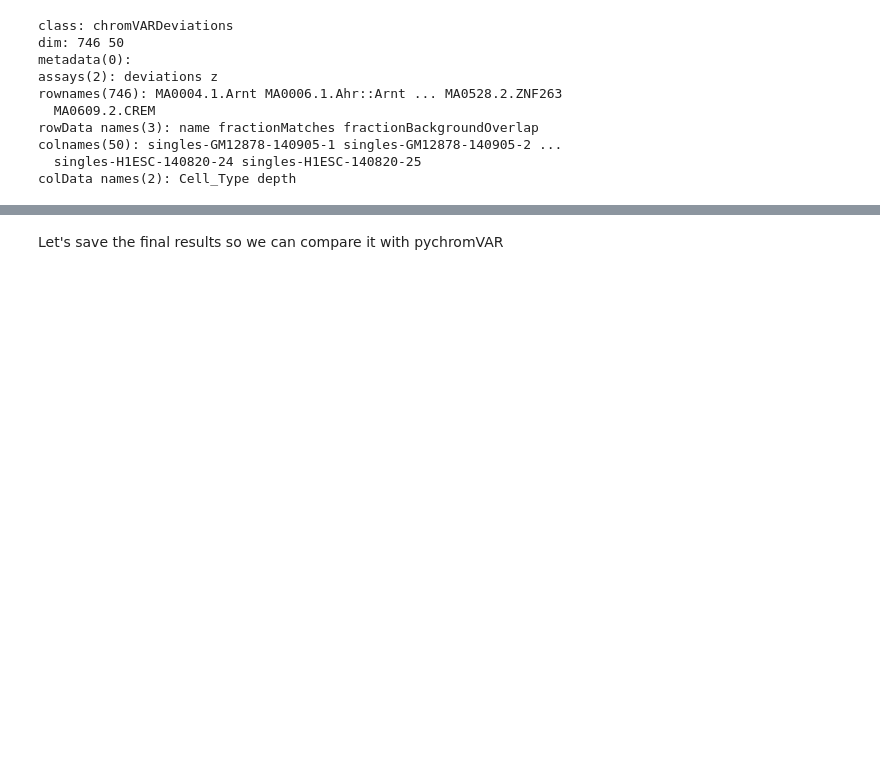
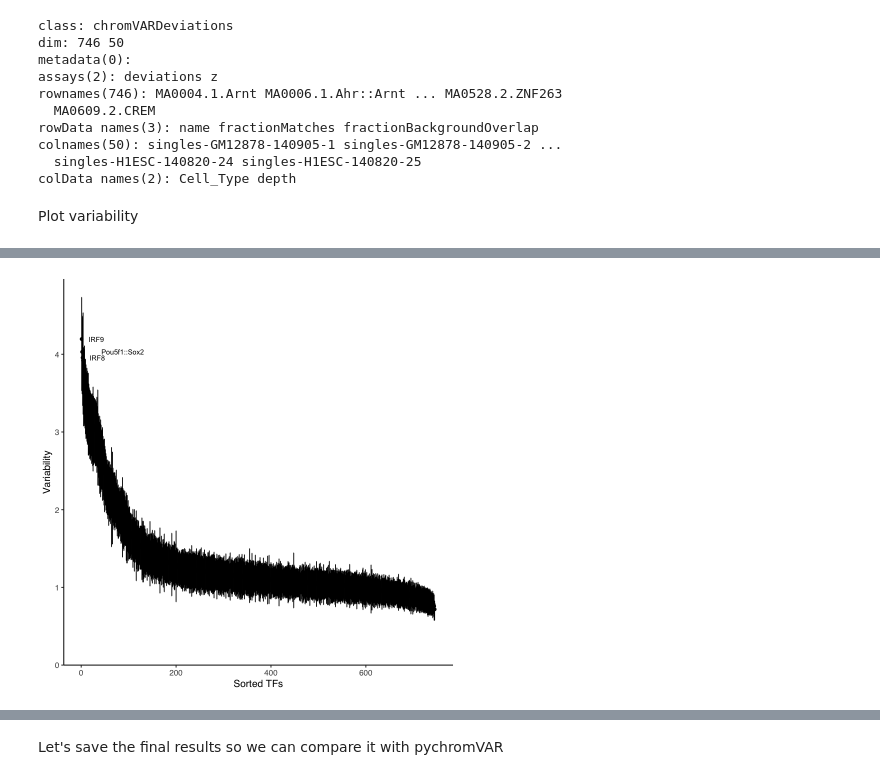
Before and after one commit to pinellolab/pychromVAR, a Jupyter notebook: docs/source/notebooks/run_chromVAR.ipynb, the cells around one changed output, grey strips where cells are left out. Cells and saved outputs as stored; diff of their text form; code cells hidden in the pictures; blank space fills up the shorter version.

```diff
--- a/docs/source/notebooks/run_chromVAR.ipynb
+++ b/docs/source/notebooks/run_chromVAR.ipynb
@@ -82,3 +82,10 @@ rowData names(3): name fractionMatches fractionBackgroundOverlap
 colnames(50): singles-GM12878-140905-1 singles-GM12878-140905-2 ...
   singles-H1ESC-140820-24 singles-H1ESC-140820-25
 colData names(2): Cell_Type depth
+# %% [markdown]
+Plot variability
+# %%
+variability <- computeVariability(dev)
+
+plotVariability(variability, use_plotly = FALSE)
+# %% [output]
@@ -84,0 +94 @@ colData names(2): Cell_Type depth
+[figure, added]
```
Also changed, not shown: parts of 3 cells of this notebook, 5 other files.
